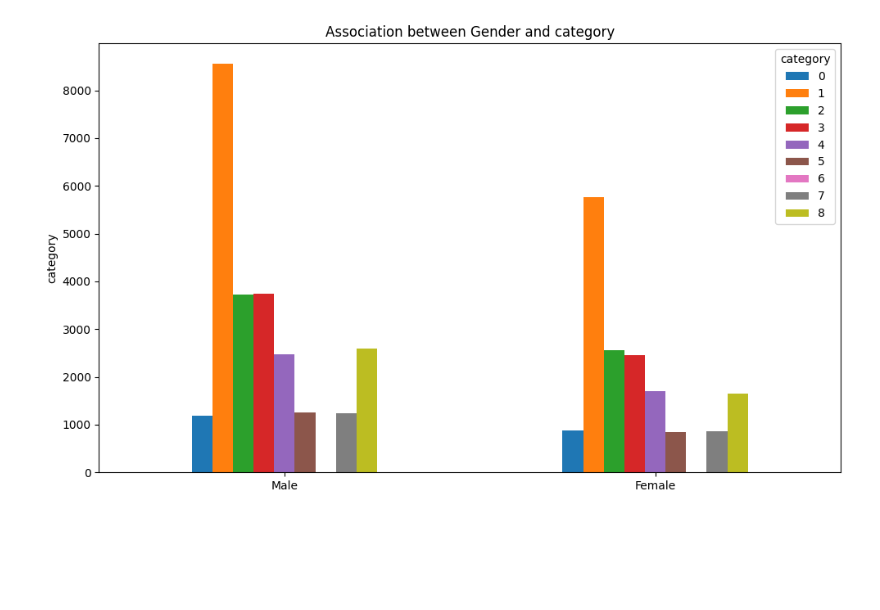
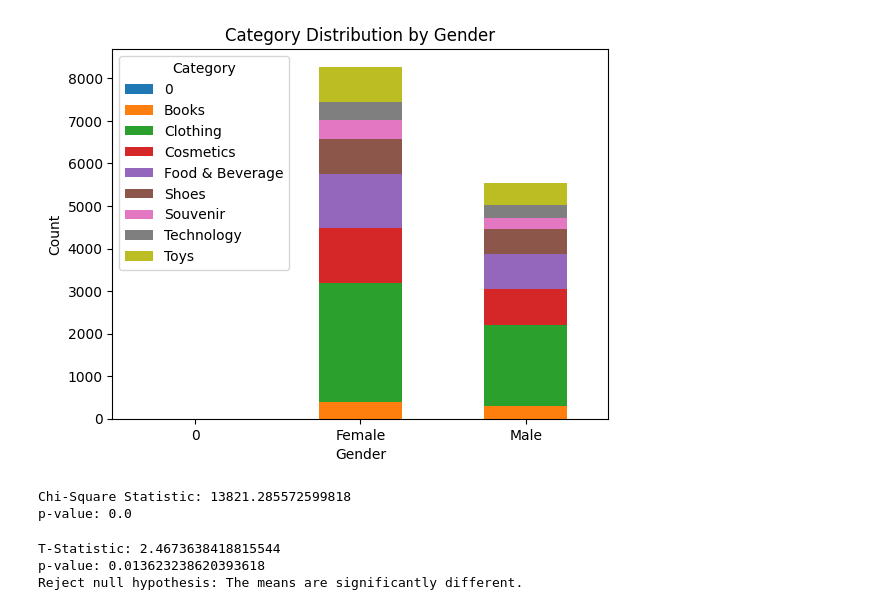
Before and after one commit to GOPIKA-S-S/ML-LAB2, a Jupyter notebook: LAB2.ipynb, the cells around one changed output. Saved outputs shown, nothing was run; the diff lists cells and outputs as text; code cells hidden in the pictures; blank space fills up the shorter version.

```diff
--- a/LAB2.ipynb
+++ b/LAB2.ipynb
@@ -90,10 +90,0 @@ plt.show()
-# %%
-from sklearn.preprocessing import LabelEncoder
-
-# Create a label encoder instance
-label_encoder = LabelEncoder()
-
-# Assuming 'gender' is a categorical column
-df['gender'] = label_encoder.fit_transform(df['gender'])
-df['category'] = label_encoder.fit_transform(df['category'])
-print(df)
@@ -181,16 +170,35 @@ Expected-value: [[1.24223267e+03 8.54691911e+03 3.74998987e+03 3.69623942e+03
-# %%
-import pandas as pd
-import matplotlib.pyplot as plt
-
-feature_names = ['Age', 'Category']
-contingency_table.index = ['Male', 'Female']
-# Plot the association using a bar plot
-contingency_table.plot(kind='bar', figsize=(10, 6))
-plt.ylabel('category')
-plt.title('Association between Gender and category')
-plt.xticks(rotation=0)  # Rotate x-axis labels if needed
-plt.legend(title='category')
-plt.tight_layout()
-plt.show()
-# %% [output]
-[figure, removed]
+# %%
+# Plot the data
+contingency_table.plot(kind="bar", stacked=True)
+plt.title("Category Distribution by Gender")
+plt.xlabel("Gender")
+plt.ylabel("Count")
+plt.xticks(rotation=0)
+plt.legend(title="Category")
+plt.show()
+
+print("Chi-Square Statistic:",chi2_stat)
+print("p-value:", p_val)
+# %% [output]
+[figure, added]
+Chi-Square Statistic: 13821.285572599818
+p-value: 0.0
+# %%
+from scipy.stats import ttest_ind
+male_data = df[df["gender"] == "Male"]["price"]
+female_data = df[df["gender"] == "Female"]["price"]
+
+# Perform independent t-test
+t_statistic, p_value = ttest_ind(male_data, female_data)
+
+print("T-Statistic:", t_statistic)
+print("p-value:", p_value)
+
+if p_value < 0.05:
+    print("Reject null hypothesis: The means are significantly different.")
+else:
+    print("Fail to reject null hypothesis: The means are not significantly different.")
+# %% [output]
+T-Statistic: 2.4673638418815544
+p-value: 0.013623238620393618
+Reject null hypothesis: The means are significantly different.
```
Also changed, not shown: parts of 15 cells of this notebook.
